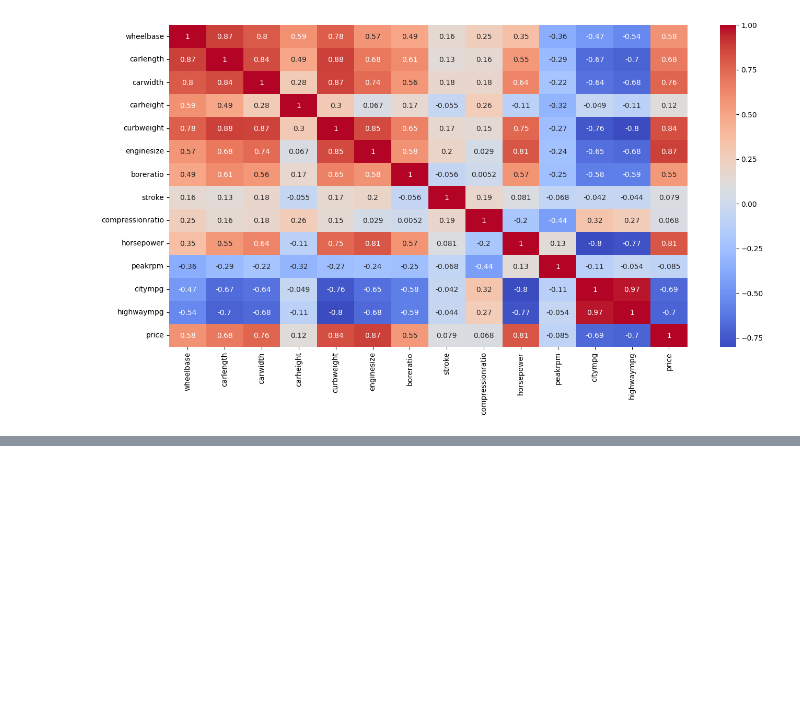
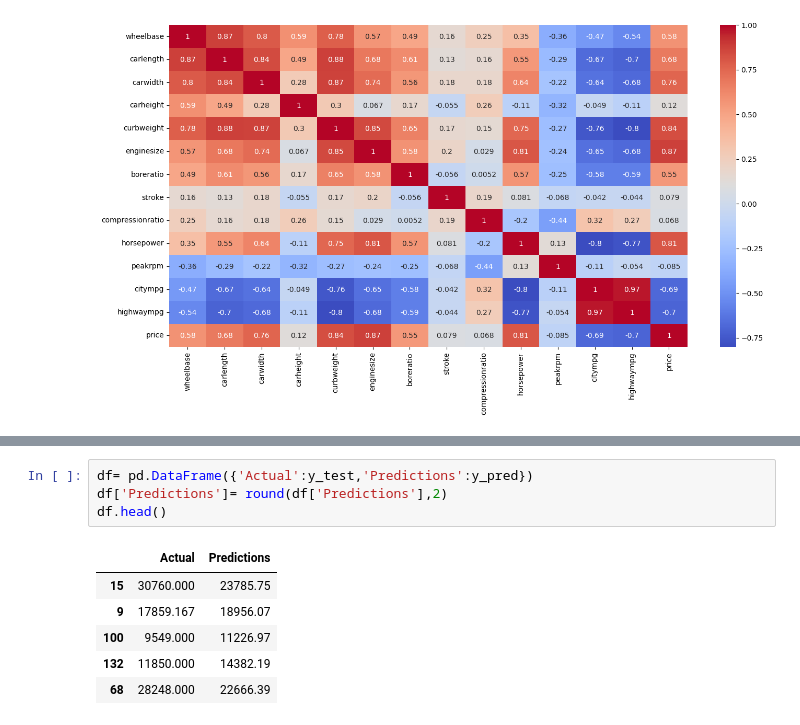
Before and after one commit to Metionis/Data-Analisis-Portfolio, a Jupyter notebook: Car_Price_Prediction/car_price_Analizing.ipynb, the cells around one changed output, grey strips where cells are left out. Drawn from its saved outputs; the diff is of its cells as text; blank space fills up the shorter version.

```diff
--- a/Car_Price_Prediction/car_price_Analizing.ipynb
+++ b/Car_Price_Prediction/car_price_Analizing.ipynb
@@ -264,0 +318,11 @@ plt.show()
+# %%
+df= pd.DataFrame({'Actual':y_test,'Predictions':y_pred})
+df['Predictions']= round(df['Predictions'],2)
+df.head()
+# %% [output]
+|  | Actual | Predictions |
+| 15 | 30760.000 | 23785.75 |
+| 9 | 17859.167 | 18956.07 |
+| 100 | 9549.000 | 11226.97 |
+| 132 | 11850.000 | 14382.19 |
+| 68 | 28248.000 | 22666.39 |
```
Also changed, not shown: parts of 9 cells of this notebook.
